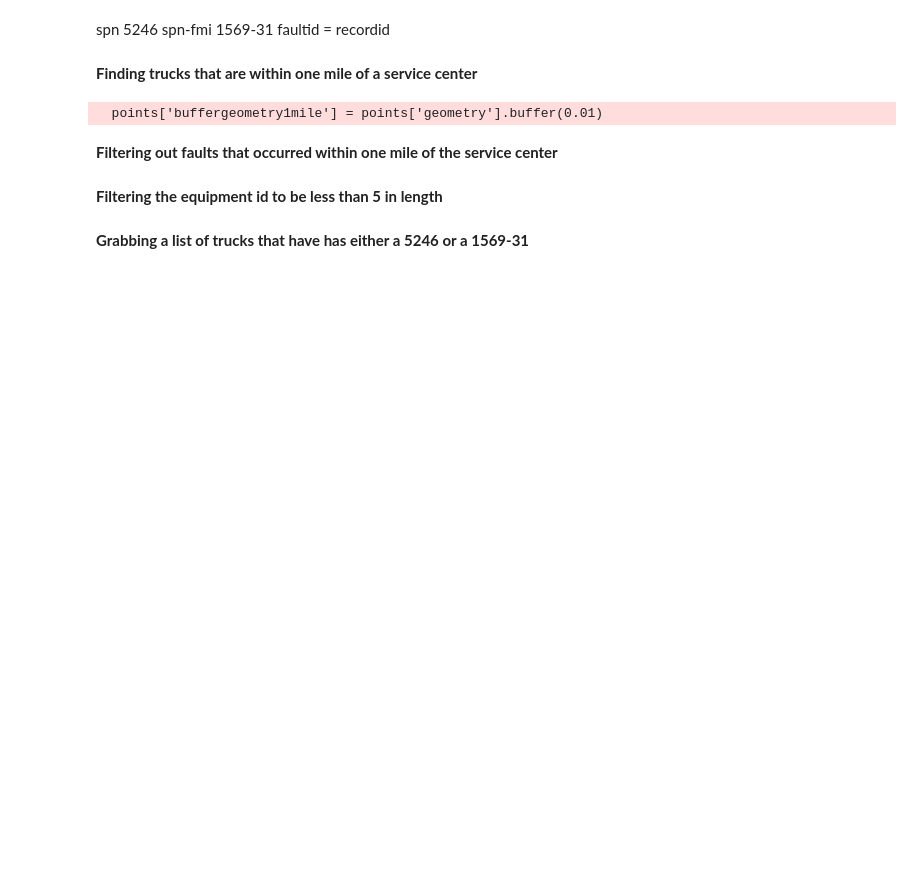
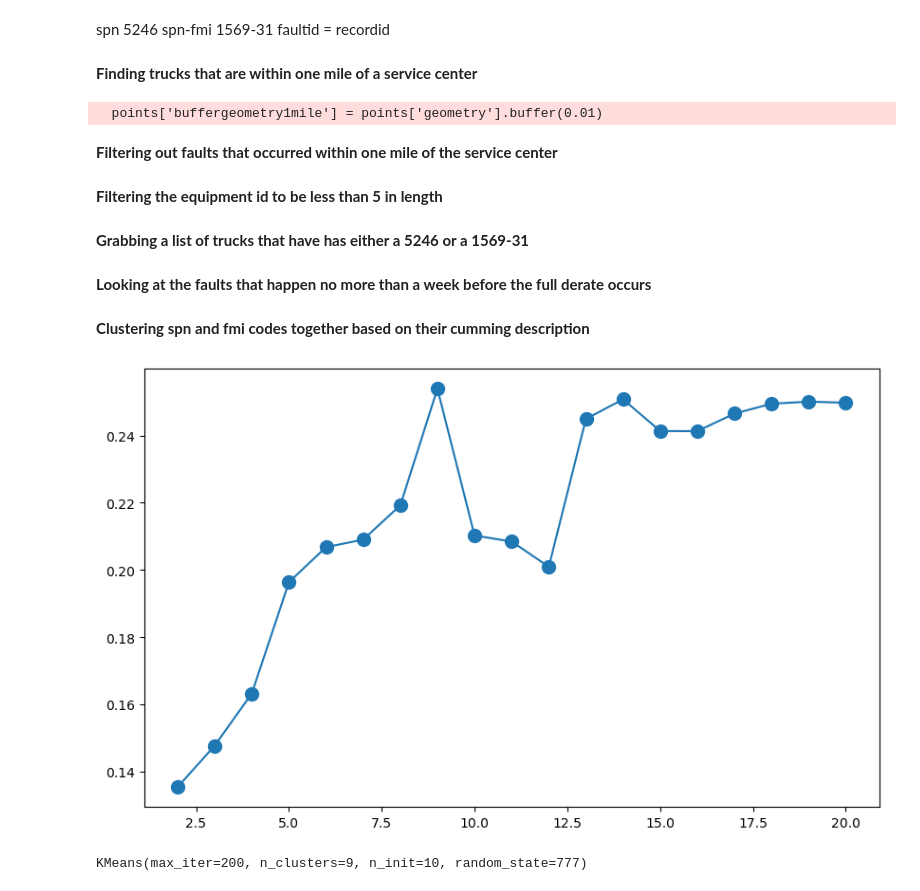
Before and after one commit to hcgreer/big_g_express-data-detectives, a Jupyter notebook: notebooks/hg_analysis.ipynb, the cells around one changed output. Saved outputs shown, nothing was run; the diff lists cells and outputs as text; code cells hidden in the pictures; blank space fills up the shorter version.

```diff
--- a/notebooks/hg_analysis.ipynb
+++ b/notebooks/hg_analysis.ipynb
@@ -49,6 +54,8 @@ trucks5246 = faults.loc[faults['spn'] == 5246]['EquipmentID'].unique().tolist()
 trucks1569 = faults.loc[(faults['spn'] == 1569) & (faults['fmi'] == 31)]['EquipmentID'].unique().tolist()
 
 faults['EventTimeStamp'] = pd.to_datetime(faults['EventTimeStamp']) #turning EventTimeStamp into a datetime
+# %% [markdown]
+**Looking at the faults that happen no more than a week before the full derate occurs**
 # %%
 df = []
 
@@ -76,3 +83,38 @@ for truck in range(0, len(trucks5246)):
         )
 
 weekOf5246 = pd.concat(df).drop_duplicates('RecordID')
+# %% [markdown]
+**Clustering spn and fmi codes together based on their cumming description**
+# %%
+faultDesc = faultCodes[['SPN', 'J1939 FMI', 'Cummins Description']]
+
+#using tfidfvectorizer to turn the description column into a vector
+tf_idf_vect = TfidfVectorizer(lowercase=True,
+                        stop_words = 'english')
+
+faultDesc_vector = tf_idf_vect.fit_transform(faultDesc['Cummins Description'])
+
+#checking silhouette score to find the best number of clusters
+silhouette = []
+
+max_clusters = 20
+for k in range(2, max_clusters + 1):
+
+    kmeans = KMeans(n_clusters = k, max_iter=200, n_init=10, random_state = 777)
+
+    kmeans.fit(faultDesc_vector)
+
+    silhouette.append(metrics.silhouette_score(faultDesc_vector, kmeans.labels_, metric='euclidean'))
+
+#ploting silhouette score
+plt.figure(figsize = (10,6))
+plt.plot(range(2, max_clusters + 1), silhouette)
+plt.scatter(range(2, max_clusters + 1), silhouette, s = 100);
+# %% [output]
+[figure, added]
+# %%
+kmeans = KMeans(n_clusters = 9, max_iter=200, n_init=10, random_state = 777)
+
+kmeans.fit(faultDesc_vector)
+# %% [output]
+KMeans(max_iter=200, n_clusters=9, n_init=10, random_state=777)
```
Also changed, not shown: parts of 12 cells of this notebook.
